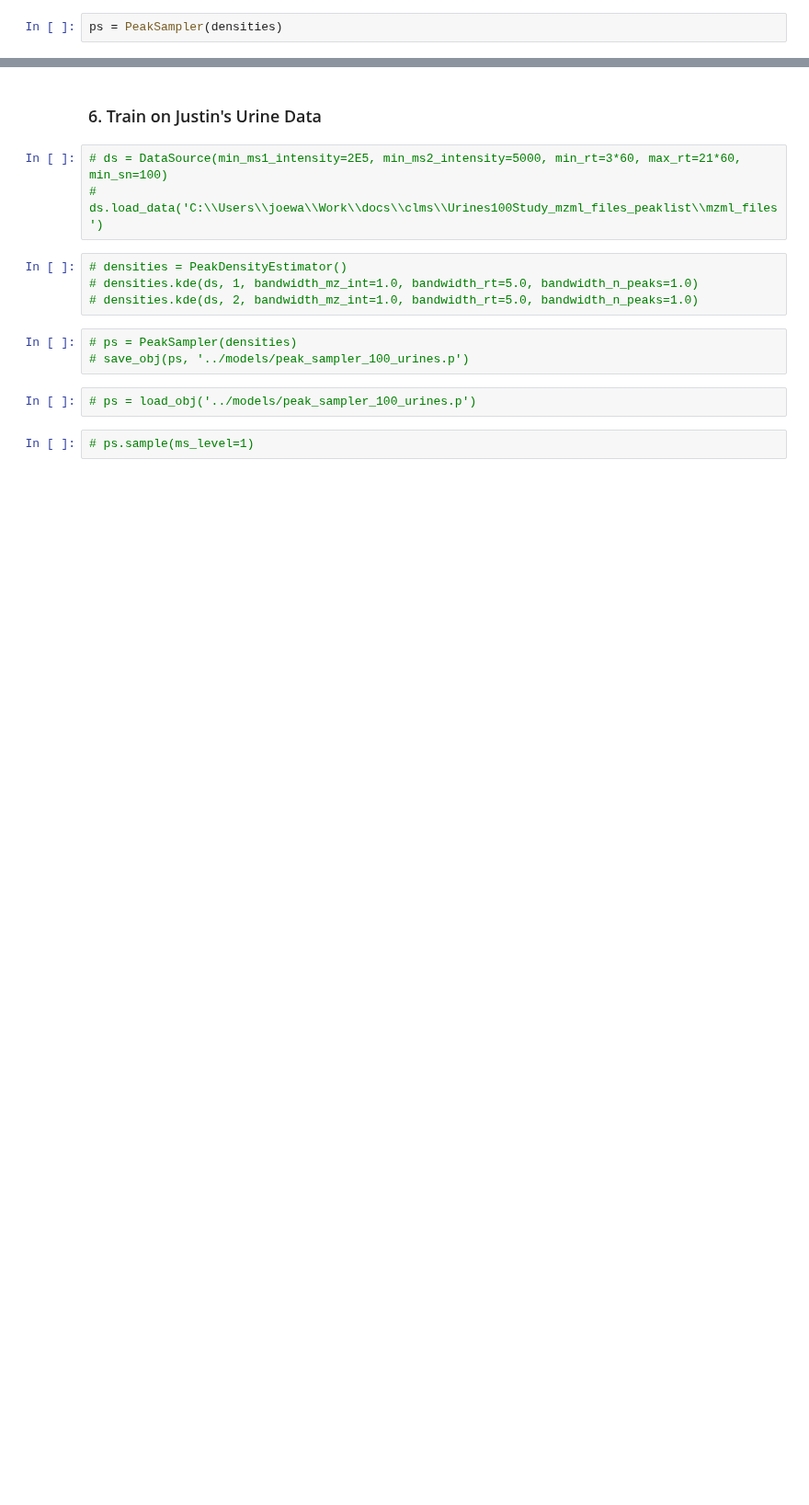
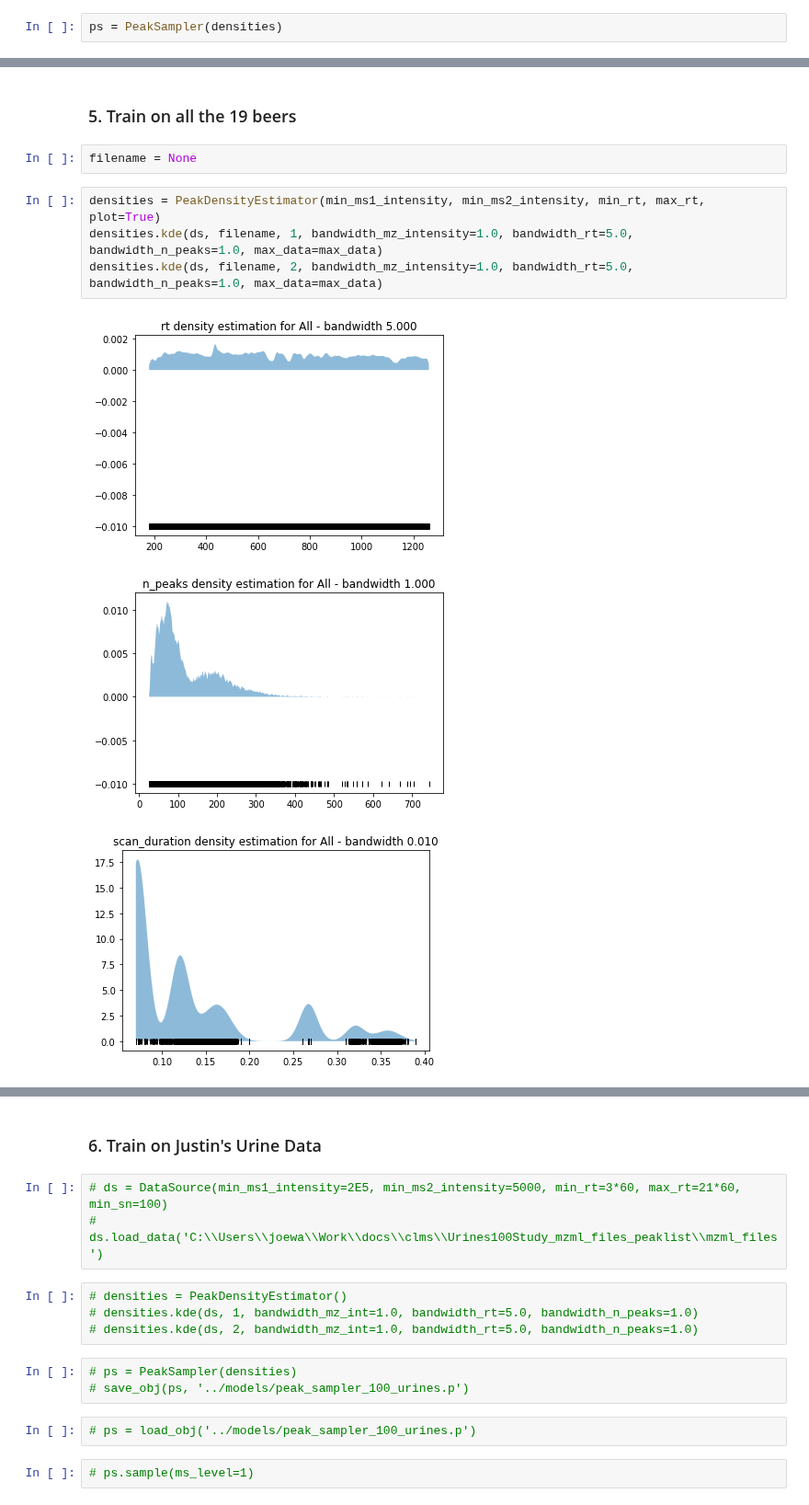
Before and after one commit to sdrogers/clms, a Jupyter notebook: Simulator/notebooks/loader_kde.ipynb, the cells around one changed output, grey strips where cells are left out. Shown at 92% size. Drawn from its saved outputs; the diff is of its cells as text; blank space fills up the shorter version.

```diff
--- a/Simulator/notebooks/loader_kde.ipynb
+++ b/Simulator/notebooks/loader_kde.ipynb
@@ -311,0 +286,12 @@ ps = load_obj('../models/peak_sampler_4_beers.p')
+# %% [markdown]
+### 5. Train on all the 19 beers
+# %%
+filename = None
+# %%
+densities = PeakDensityEstimator(min_ms1_intensity, min_ms2_intensity, min_rt, max_rt, plot=True)
+densities.kde(ds, filename, 1, bandwidth_mz_intensity=1.0, bandwidth_rt=5.0, bandwidth_n_peaks=1.0, max_data=max_data)
+densities.kde(ds, filename, 2, bandwidth_mz_intensity=1.0, bandwidth_rt=5.0, bandwidth_n_peaks=1.0, max_data=max_data)
+# %% [output]
+[figure, added]
+[figure, added]
+[figure, added]
```
Also changed, not shown: parts of 42 cells of this notebook, 1 other file.
